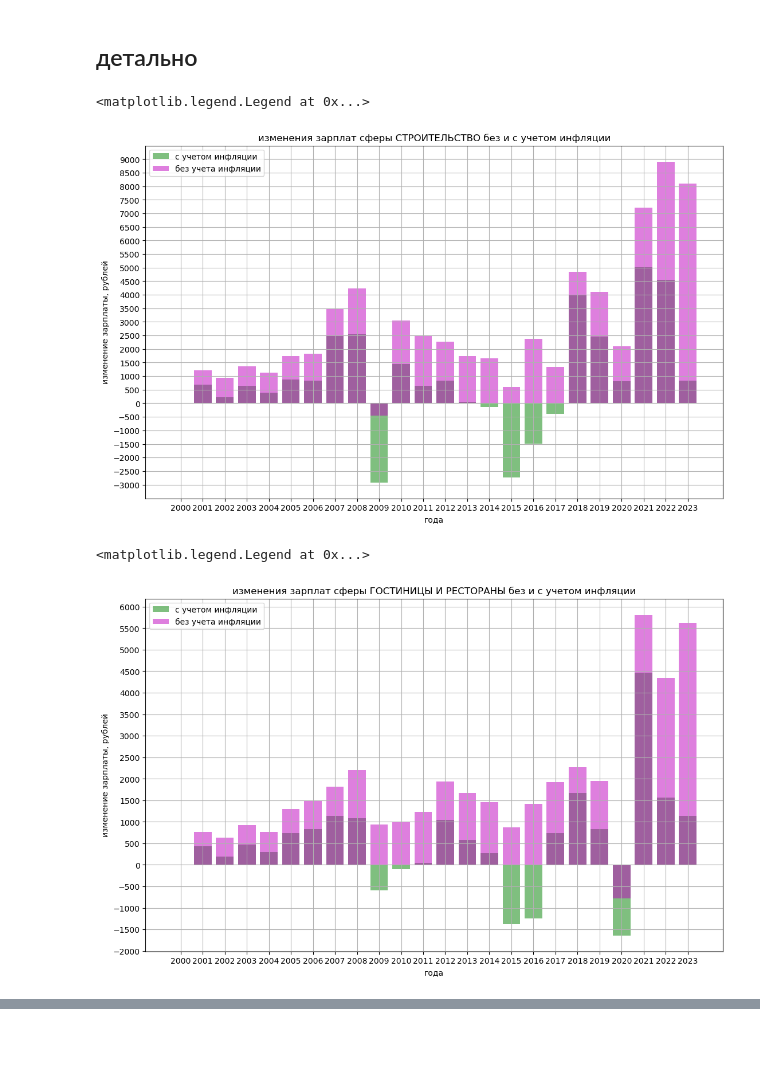
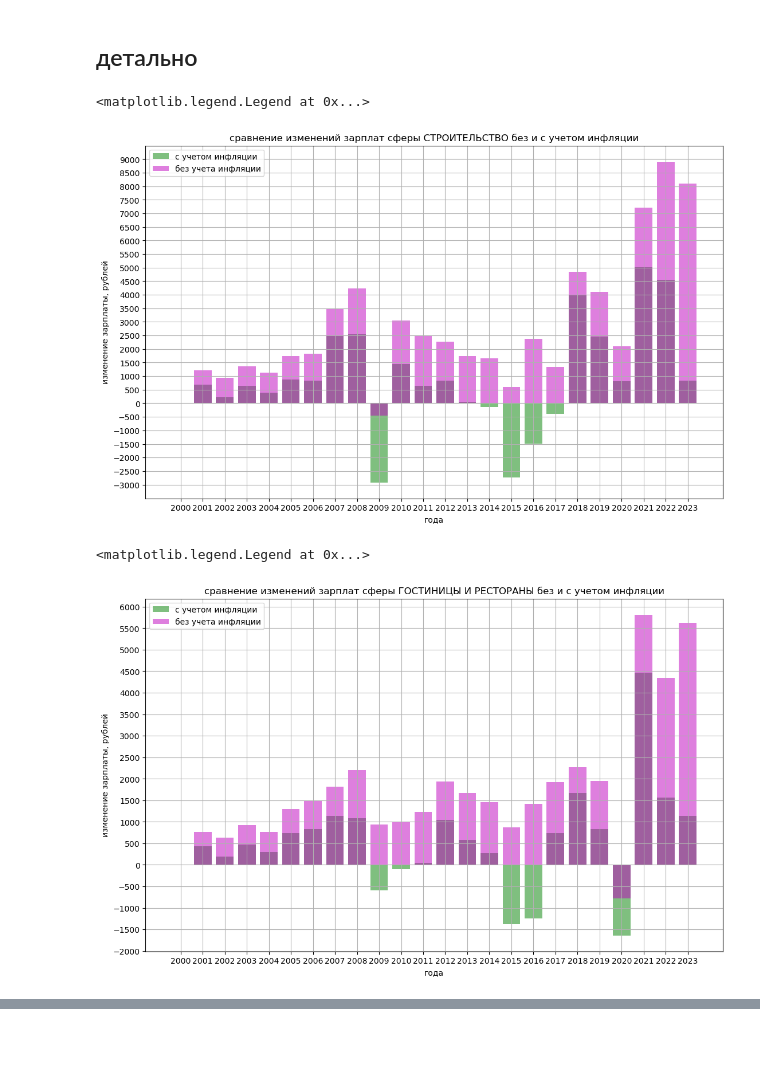
Before and after one commit to gosha22008/final_project_start_in_ds, a Jupyter notebook: test_analizys.ipynb, the cells around one changed output, grey strips where cells are left out. Cells and saved outputs as stored; diff of their text form; code cells hidden in the pictures.

```diff
--- a/test_analizys.ipynb
+++ b/test_analizys.ipynb
@@ -238,30 +249,30 @@ plt.bar(salary_growth_with_inflation.columns, salary_growth_with_inflation.iloc[
 plt.bar(salary_growth.columns, salary_growth.iloc[0].values, color='m', alpha=0.5)
 # plt.bar(salary_growth_with_inflation.columns, salary_growth_with_inflation.iloc[1].values, color='black')
 # plt.bar(salary_growth_with_inflation.columns, salary_growth_with_inflation.iloc[2].values, color='red')
-plt.title('изменения зарплат сферы СТРОИТЕЛЬСТВО без и с учетом инфляции')
+plt.title('сравнение изменений зарплат сферы СТРОИТЕЛЬСТВО без и с учетом инфляции')
 plt.xlabel('года')
 plt.ylabel('изменение зарплаты, рублей')
 plt.legend(['с учетом инфляции','без учета инфляции'])
 # %% [output]
 <matplotlib.legend.Legend at 0x...>
-[figure, old version]
+[figure, new version]
 # %%
 # график изменения зарплат с учетом инфляции
 plt.figure(figsize=[13,8])
 # plt.axhline(y=0, color='blue', linestyle='--')
 plt.yticks(np.arange(-3000, 10000, step=500))
 plt.grid()
 plt.bar(salary_growth_with_inflation.columns, salary_growth_with_inflation.iloc[1].values, color='green', alpha=0.5)
 plt.bar(salary_growth.columns, salary_growth.iloc[1].values, color='m', alpha=0.5)
 # plt.bar(salary_growth_with_inflation.columns, salary_growth_with_inflation.iloc[1].values, color='black')
 # plt.bar(salary_growth_with_inflation.columns, salary_growth_with_inflation.iloc[2].values, color='red')
-plt.title('изменения зарплат сферы ГОСТИНИЦЫ И РЕСТОРАНЫ без и с учетом инфляции')
+plt.title('сравнение изменений зарплат сферы ГОСТИНИЦЫ И РЕСТОРАНЫ без и с учетом инфляции')
 plt.xlabel('года')
 plt.ylabel('изменение зарплаты, рублей')
 plt.legend(['с учетом инфляции','без учета инфляции'])
 # %% [output]
 <matplotlib.legend.Legend at 0x...>
-[figure, old version]
+[figure, new version]
 # %%
 # график изменения зарплат с учетом инфляции
 plt.figure(figsize=[13,8])
```
Also changed, not shown: parts of 9 cells of this notebook, 1 other file.
